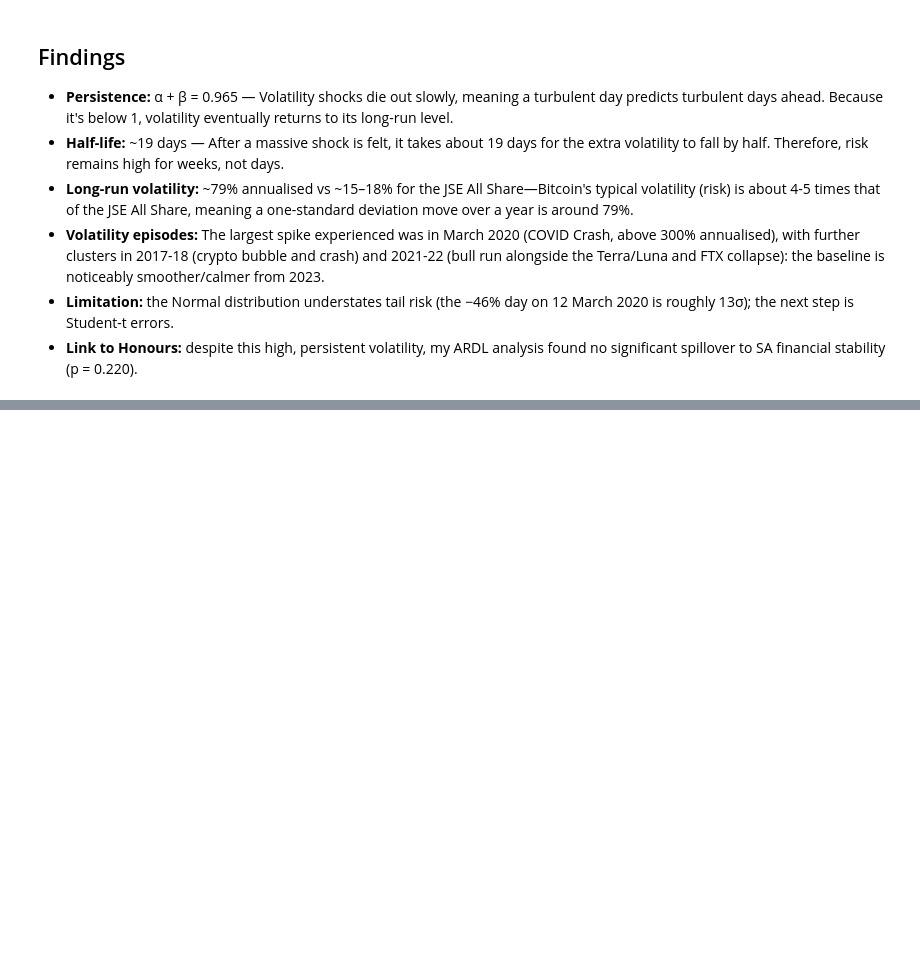
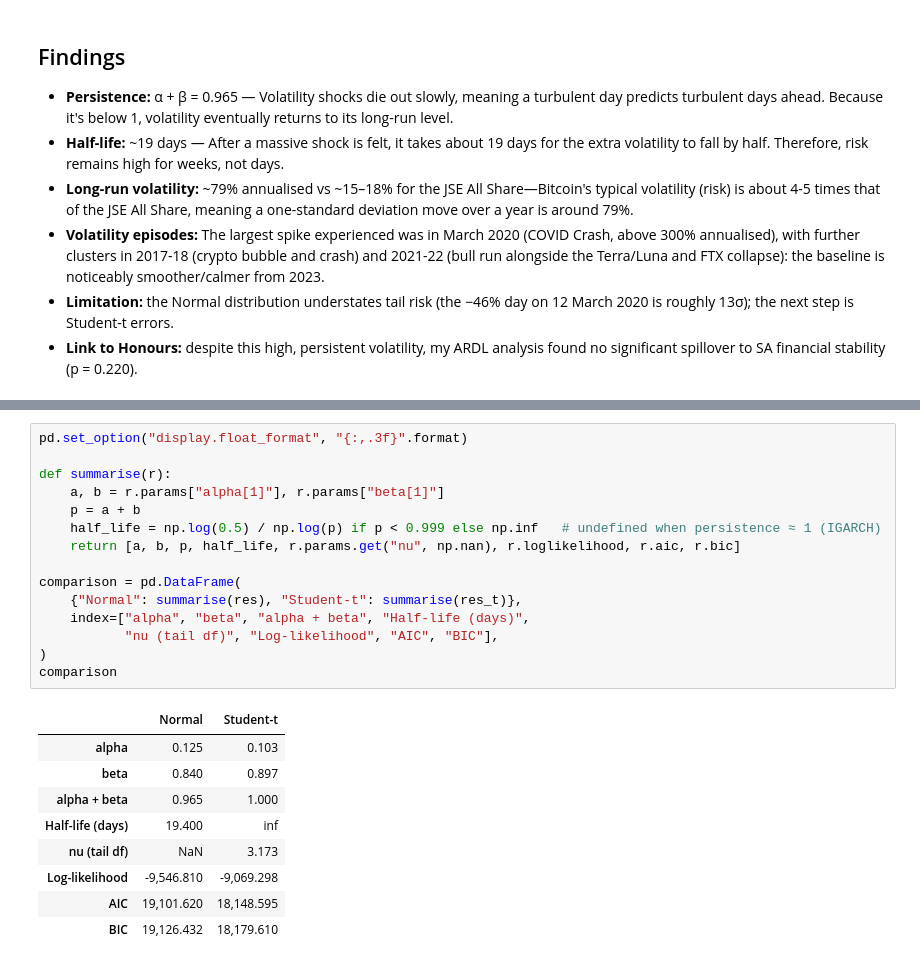
Before and after one commit to masibongefaku/garch-volatility-replication, a Jupyter notebook: notebooks/01_btc_garch.ipynb, the cells around one changed output, grey strips where cells are left out. Drawn from its saved outputs; the diff is of its cells as text; blank space fills up the shorter version.

```diff
--- a/notebooks/01_btc_garch.ipynb
+++ b/notebooks/01_btc_garch.ipynb
@@ -114,0 +141,25 @@ plt.show()
+# %%
+pd.set_option("display.float_format", "{:,.3f}".format)
+
+def summarise(r):
+    a, b = r.params["alpha[1]"], r.params["beta[1]"]
+    p = a + b
+    half_life = np.log(0.5) / np.log(p) if p < 0.999 else np.inf   # undefined when persistence ≈ 1 (IGARCH)
+    return [a, b, p, half_life, r.params.get("nu", np.nan), r.loglikelihood, r.aic, r.bic]
+
+comparison = pd.DataFrame(
+    {"Normal": summarise(res), "Student-t": summarise(res_t)},
+    index=["alpha", "beta", "alpha + beta", "Half-life (days)",
+           "nu (tail df)", "Log-likelihood", "AIC", "BIC"],
+)
+comparison
+# %% [output]
+|  | Normal | Student-t |
+| alpha | 0.125 | 0.103 |
+| beta | 0.840 | 0.897 |
+| alpha + beta | 0.965 | 1.000 |
+| Half-life (days) | 19.400 | inf |
+| nu (tail df) | NaN | 3.173 |
+| Log-likelihood | -9,546.810 | -9,069.298 |
+| AIC | 19,101.620 | 18,148.595 |
+| BIC | 19,126.432 | 18,179.610 |
```
Also changed, not shown: parts of 5 cells of this notebook, 2 other files.
